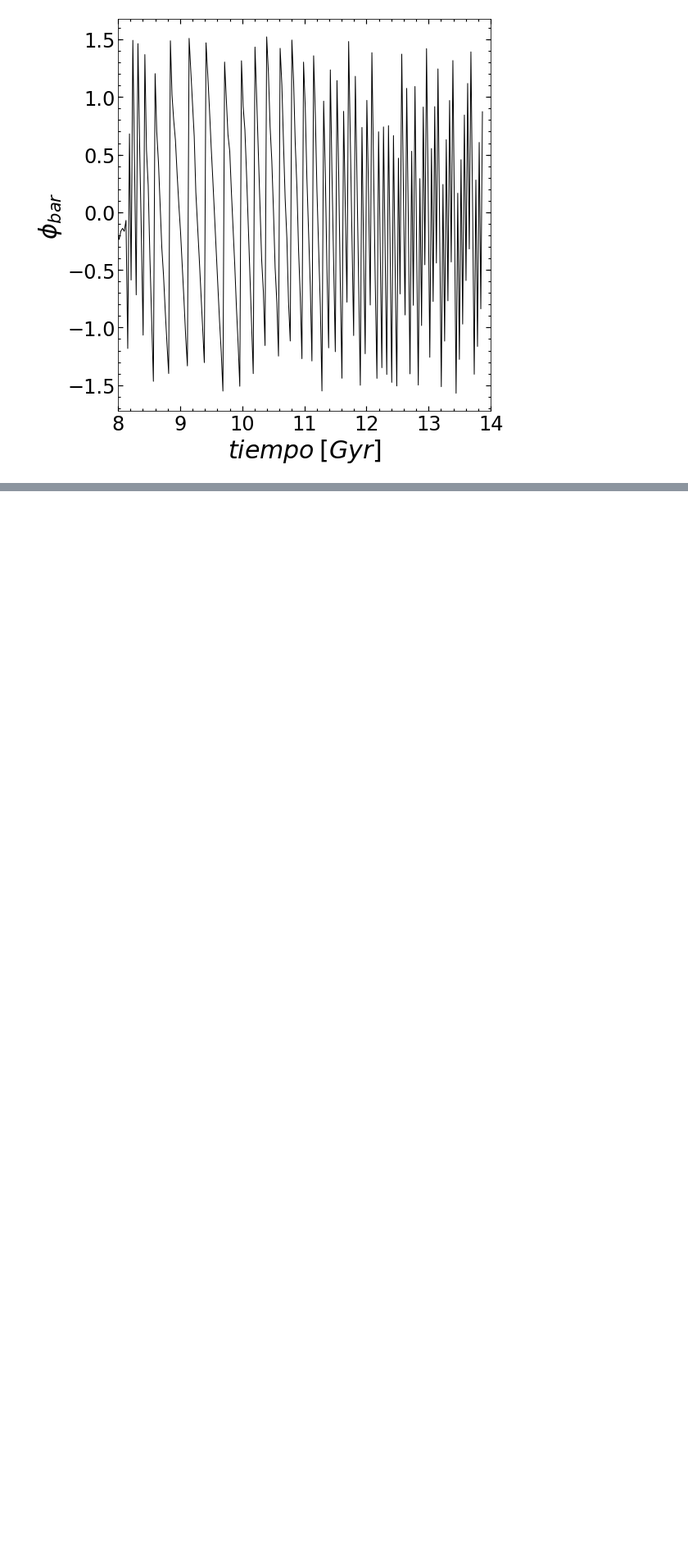
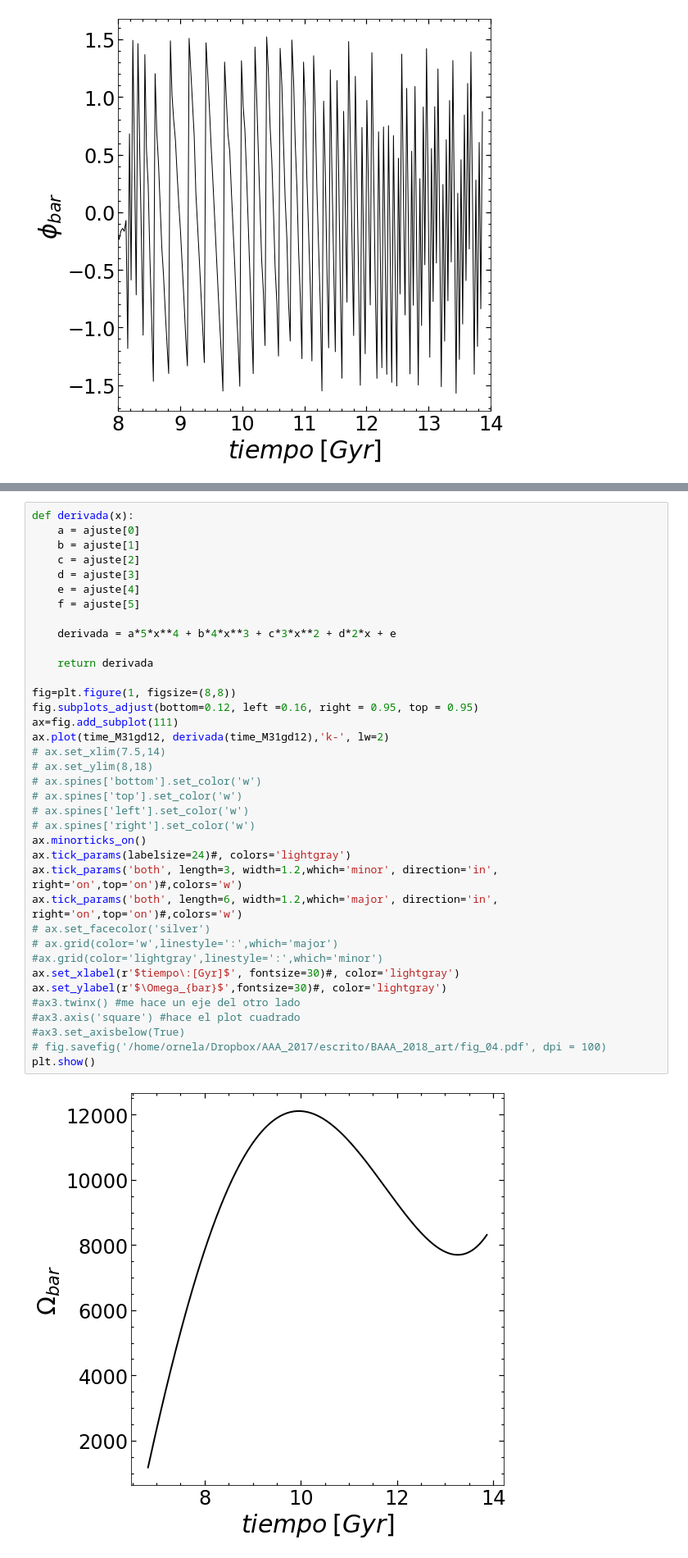
Before and after one commit to ornemarioni/Barras_GdGs, a Jupyter notebook: Barras_Gd/programs/A2maxvstime_simulaciones.ipynb, the cells around one changed output, grey strips where cells are left out. Shown at 82% size. Saved outputs shown, nothing was run; the diff lists cells and outputs as text; blank space fills up the shorter version.

```diff
--- a/Barras_Gd/programs/A2maxvstime_simulaciones.ipynb
+++ b/Barras_Gd/programs/A2maxvstime_simulaciones.ipynb
@@ -493,3 +511,42 @@ plt.show()
+# %%
+def derivada(x):
+    a = ajuste[0]
+    b = ajuste[1]
+    c = ajuste[2]
+    d = ajuste[3]
+    e = ajuste[4]
+    f = ajuste[5]
+
+    derivada = a*5*x**4 + b*4*x**3 + c*3*x**2 + d*2*x + e
+
+    return derivada
+
+fig=plt.figure(1, figsize=(8,8))
+fig.subplots_adjust(bottom=0.12, left =0.16, right = 0.95, top = 0.95)
+ax=fig.add_subplot(111)
+ax.plot(time_M31gd12, derivada(time_M31gd12),'k-', lw=2)
+# ax.set_xlim(7.5,14)
+# ax.set_ylim(8,18)
+# ax.spines['bottom'].set_color('w')
+# ax.spines['top'].set_color('w')
+# ax.spines['left'].set_color('w')
+# ax.spines['right'].set_color('w')
+ax.minorticks_on()
+ax.tick_params(labelsize=24)#, colors='lightgray')
+ax.tick_params('both', length=3, width=1.2,which='minor', direction='in', right='on',top='on')#,colors='w')
+ax.tick_params('both', length=6, width=1.2,which='major', direction='in', right='on',top='on')#,colors='w')
+# ax.set_facecolor('silver')
+# ax.grid(color='w',linestyle=':',which='major')
+#ax.grid(color='lightgray',linestyle=':',which='minor')
+ax.set_xlabel(r'$tiempo\:[Gyr]$', fontsize=30)#, color='lightgray')
+ax.set_ylabel(r'$\Omega_{bar}$',fontsize=30)#, color='lightgray')
+#ax3.twinx() #me hace un eje del otro lado
+#ax3.axis('square') #hace el plot cuadrado
+#ax3.set_axisbelow(True)
+# fig.savefig('/home/ornela/Dropbox/AAA_2017/escrito/BAAA_2018_art/fig_04.pdf', dpi = 100)
+plt.show()
+# %% [output]
+[figure, added]
 # %%
 # mask, = np.where(time_M31gd1 > 6.8)
 # time_M31gd1 = time_M31gd1[mask]
```
Also changed, not shown: parts of 2 cells of this notebook, 4 other files.
